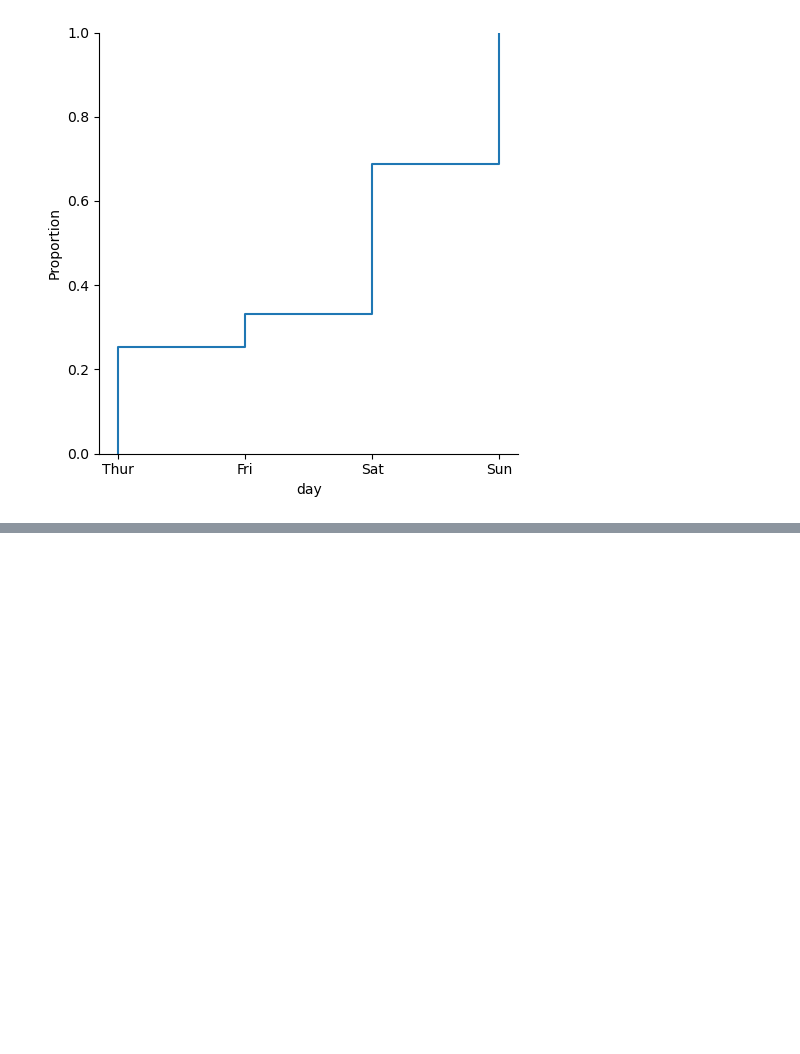
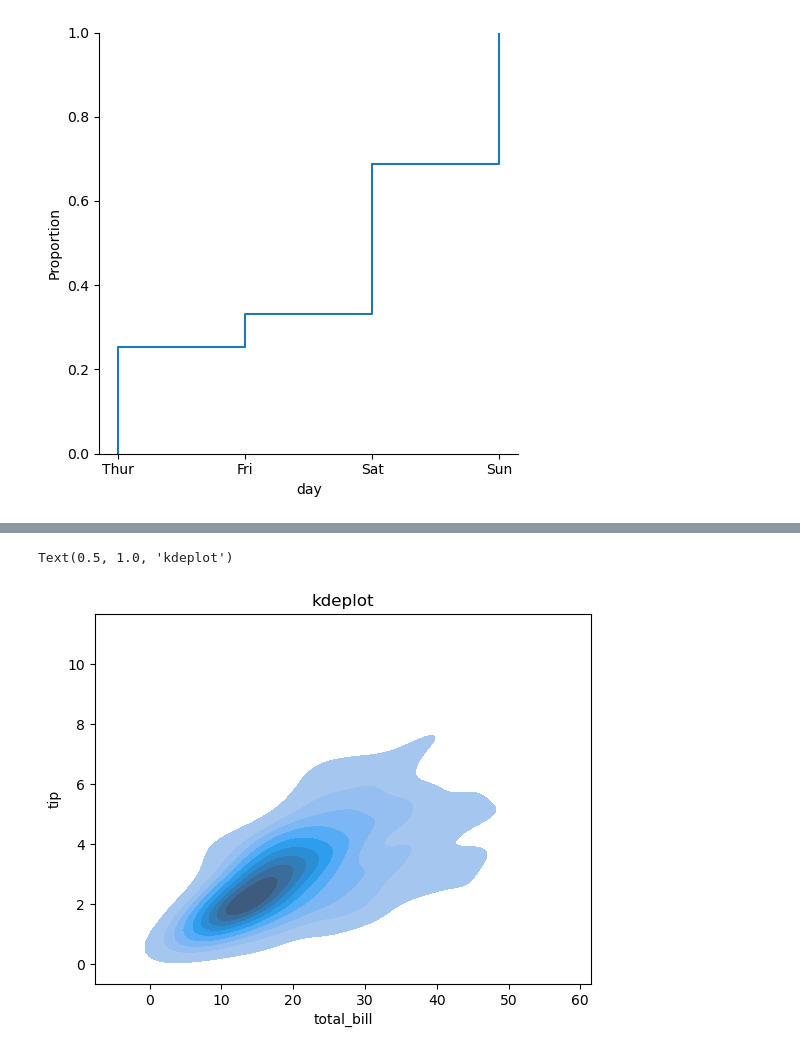
Before and after one commit to layla-focalors/pandas_learning, a Jupyter notebook: Lumine/Paimon.ipynb, the cells around one changed output, grey strips where cells are left out. Cells and saved outputs as stored; diff of their text form; code cells hidden in the pictures; blank space fills up the shorter version.

```diff
--- a/Lumine/Paimon.ipynb
+++ b/Lumine/Paimon.ipynb
@@ -1608,0 +1629,6 @@ sns.displot(df['day'], kind='ecdf')
+# %%
+ax = sns.kdeplot(x="total_bill", data=df, y="tip", fill=True)
+ax.set_title("kdeplot")
+# %% [output]
+Text(0.5, 1.0, 'kdeplot')
+[figure, added]
```
Also changed, not shown: parts of 46 cells of this notebook.
